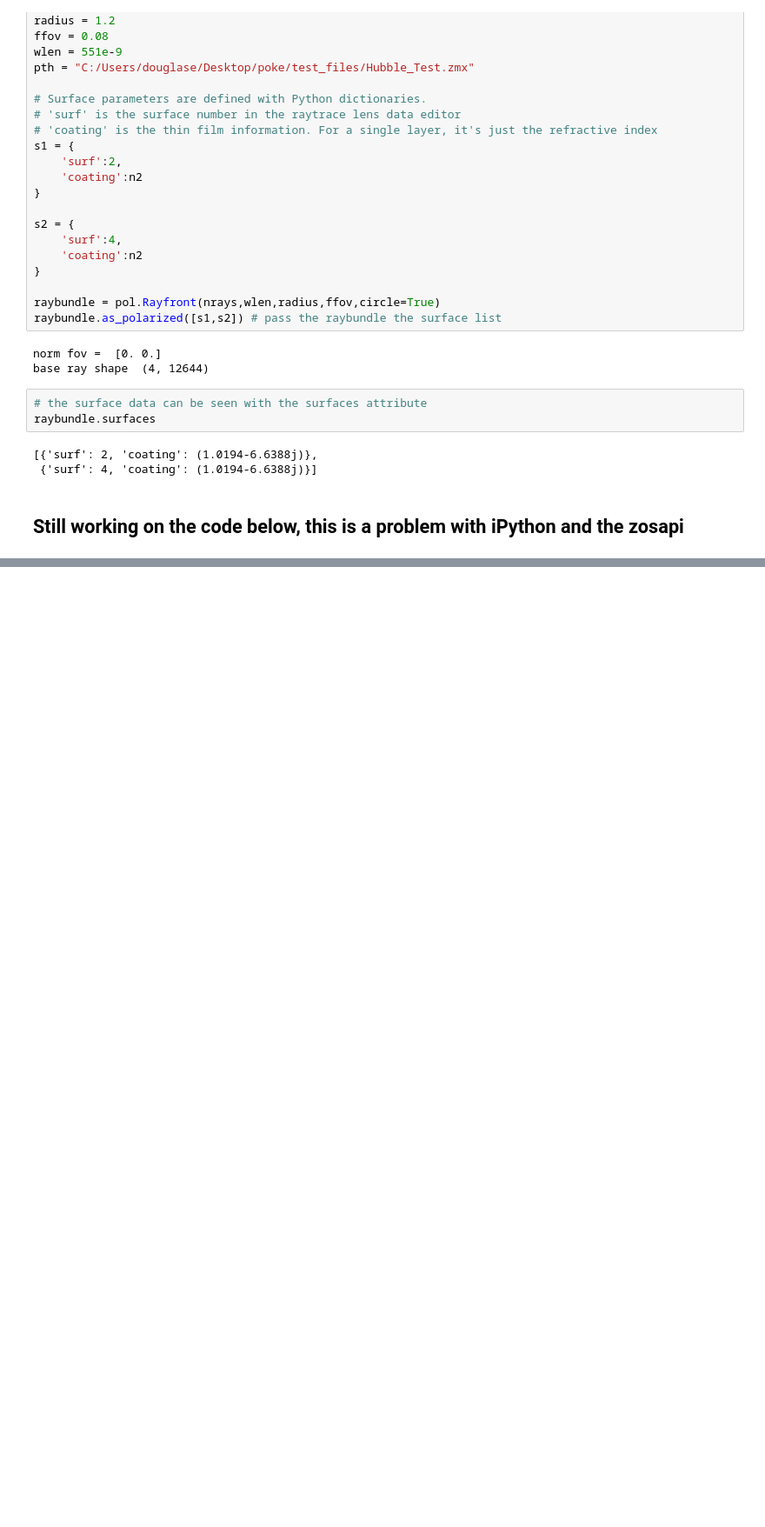
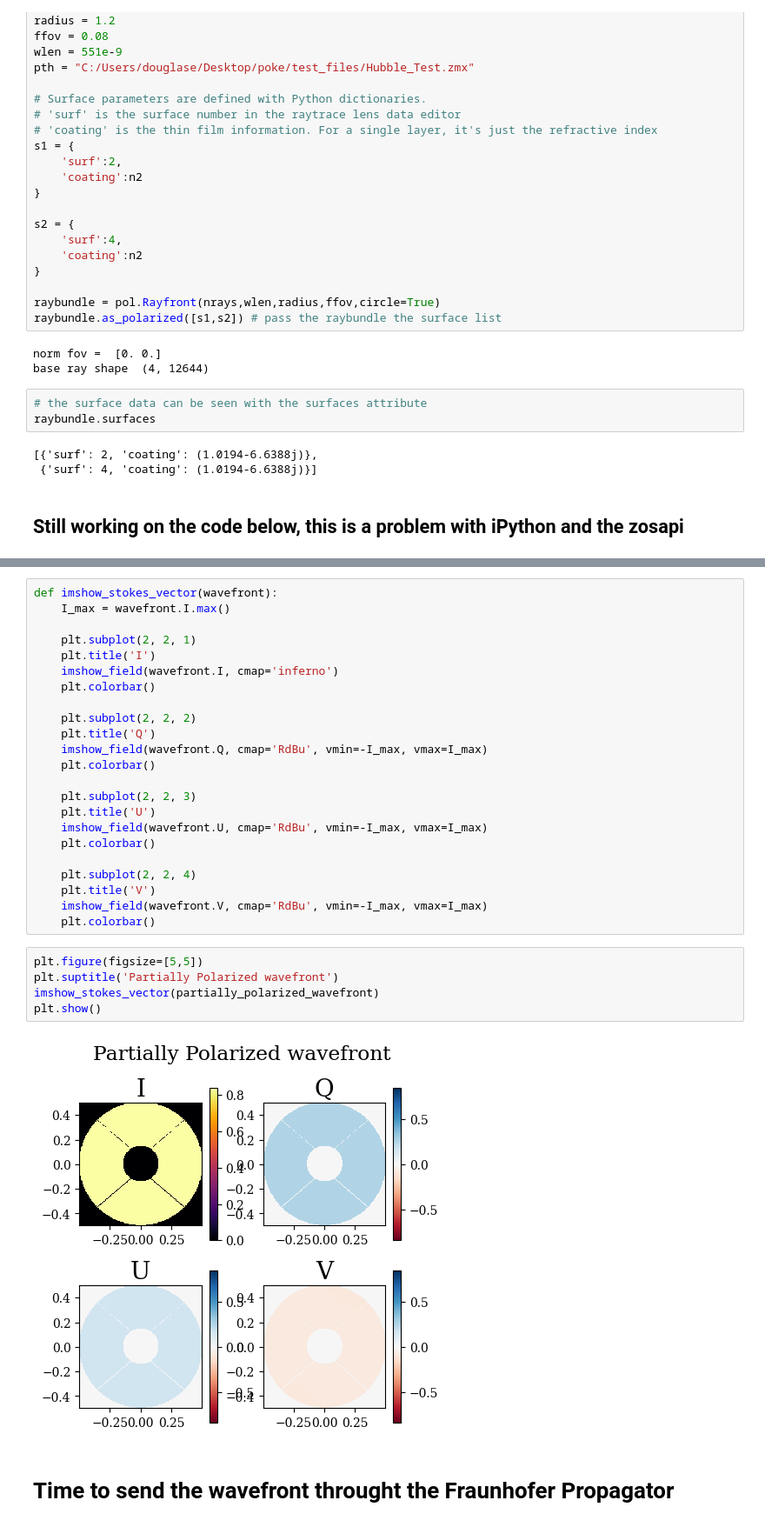
Before and after one commit to Jashcraf/poke, a Jupyter notebook: examples/HCIPy Polarized Wavefront.ipynb, the cells around one changed output, grey strips where cells are left out. Shown at 87% size. Saved outputs shown, nothing was run; the diff lists cells and outputs as text; blank space fills up the shorter version.

```diff
--- a/examples/HCIPy Polarized Wavefront.ipynb
+++ b/examples/HCIPy Polarized Wavefront.ipynb
@@ -67,0 +119,32 @@ File name: 'ZOSAPI_Interfaces, Version=1.0.0.0, Culture=neutral, PublicKeyToken=
+# %%
+def imshow_stokes_vector(wavefront):
+    I_max = wavefront.I.max()
+
+    plt.subplot(2, 2, 1)
+    plt.title('I')
+    imshow_field(wavefront.I, cmap='inferno')
+    plt.colorbar()
+
+    plt.subplot(2, 2, 2)
+    plt.title('Q')
+    imshow_field(wavefront.Q, cmap='RdBu', vmin=-I_max, vmax=I_max)
+    plt.colorbar()
+
+    plt.subplot(2, 2, 3)
+    plt.title('U')
+    imshow_field(wavefront.U, cmap='RdBu', vmin=-I_max, vmax=I_max)
+    plt.colorbar()
+
+    plt.subplot(2, 2, 4)
+    plt.title('V')
+    imshow_field(wavefront.V, cmap='RdBu', vmin=-I_max, vmax=I_max)
+    plt.colorbar()
+# %%
+plt.figure(figsize=[5,5])
+plt.suptitle('Partially Polarized wavefront')
+imshow_stokes_vector(partially_polarized_wavefront)
+plt.show()
+# %% [output]
+[figure, added]
+# %% [markdown]
+# Time to send the wavefront throught the Fraunhofer Propagator
```
Also changed, not shown: parts of 18 cells of this notebook, 5 other files.
